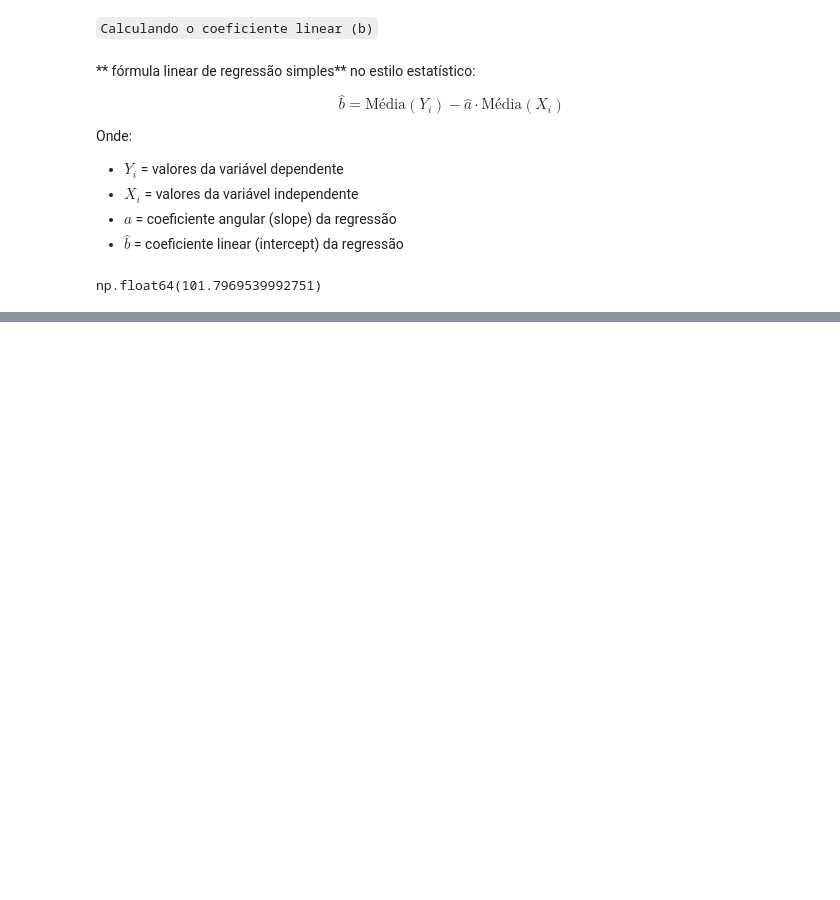
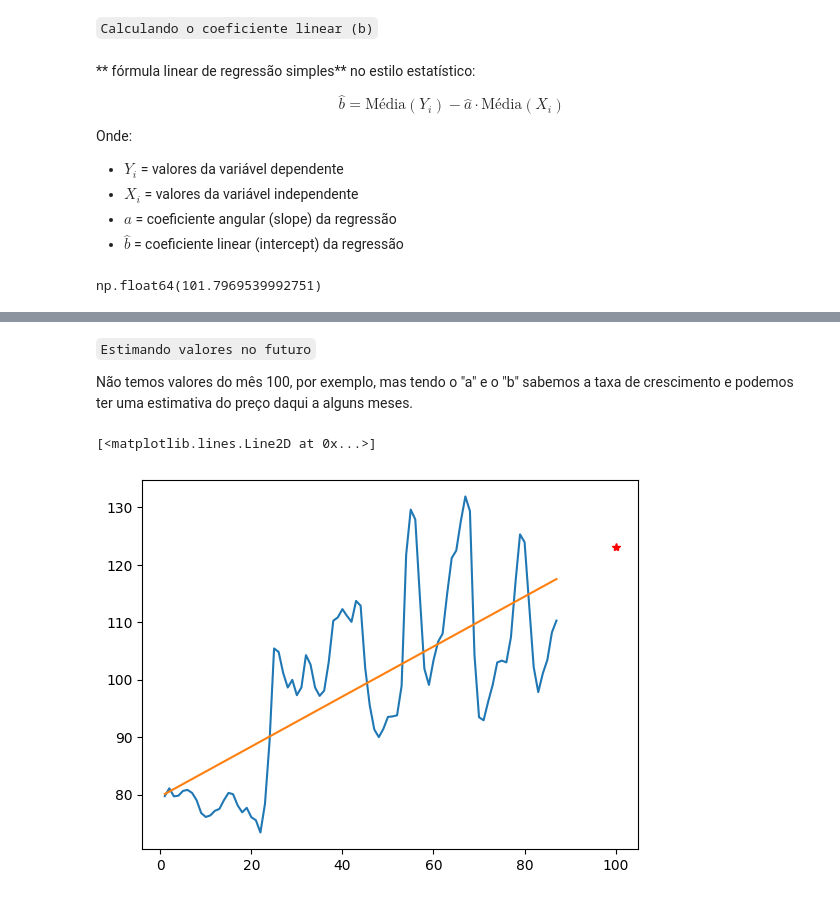
Before and after one commit to YuriArduino/Estudos_Numpy, a Jupyter notebook: Operação_entre_arrays.ipynb, the cells around one changed output, grey strips where cells are left out. Drawn from its saved outputs; the diff is of its cells as text; code cells hidden in the pictures; blank space fills up the shorter version.

```diff
--- a/Operação_entre_arrays.ipynb
+++ b/Operação_entre_arrays.ipynb
@@ -402,0 +420,13 @@ np.float64(101.7969539992751)
+# %% [markdown]
+`Estimando valores no futuro`
+
+
+Não temos valores do mês 100, por exemplo, mas tendo o "a" e o "b" sabemos a taxa de crescimento e podemos ter uma estimativa do preço daqui a alguns meses.
+# %%
+plt.plot(datas,Moscow)
+plt.plot(X,y)
+plt.plot(41.5,41.5*a+b)
+plt.plot(100,100*a+b,'*r')
+# %% [output]
+[<matplotlib.lines.Line2D at 0x...>]
+[figure, added]
```
Also changed, not shown: parts of 15 cells of this notebook.
